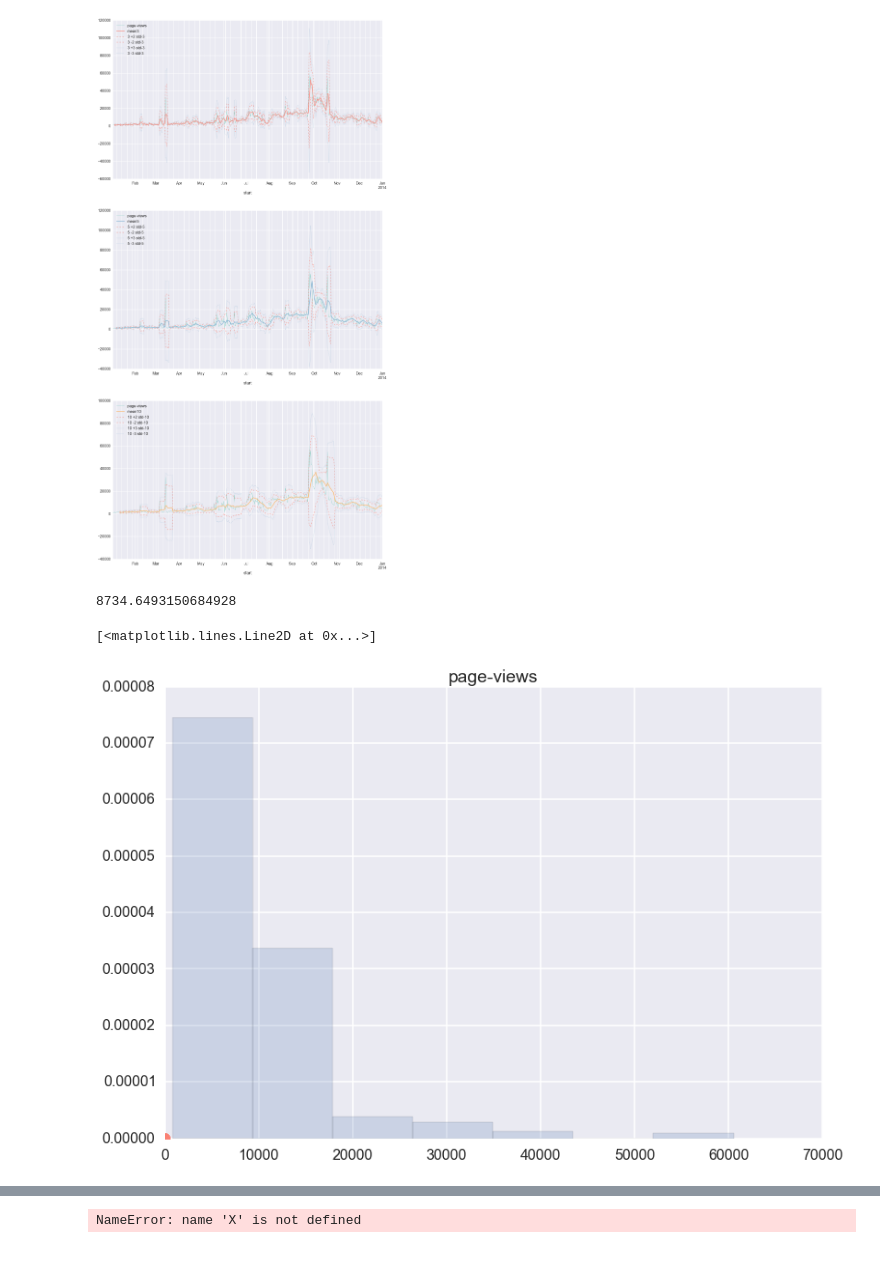
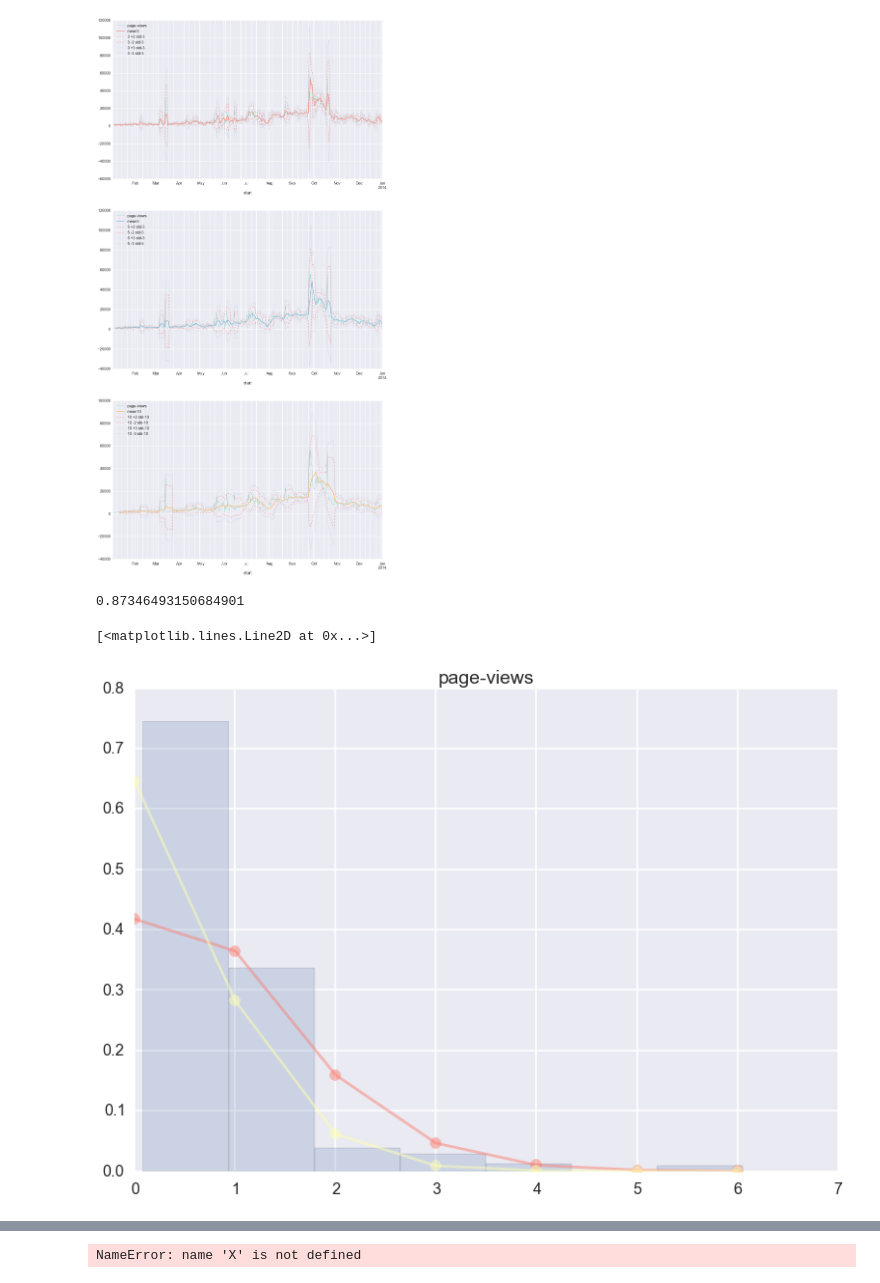
Before and after one commit to asharma567/anomaly-detection-exercise, a Jupyter notebook: data/Jog.ipynb, the cells around one changed output, grey strips where cells are left out. Drawn from its saved outputs; the diff is of its cells as text; code cells hidden in the pictures.

```diff
--- a/data/Jog.ipynb
+++ b/data/Jog.ipynb
@@ -89,16 +89,18 @@ for i,span in enumerate(dayspans):
 [figure]
 # %%
 #Scaling the data
-scaled_pageviews = pageviews
+scaled_pageviews = pageviews/10000
 lamda = scaled_pageviews.mean()
 lamda
 # %% [output]
-8734.6493150684928
+0.87346493150684901
 # %%
 pd.DataFrame(scaled_pageviews).hist(alpha=0.2, normed=True, bins=7)
 
 plt.plot(np.arange(7), poisson.pmf(np.arange(7), lamda),
-         'o-', color=color[3], alpha=1)
+         'o-', color=color[3], alpha=.5)
+plt.plot(np.arange(7), poisson.pmf(np.arange(7), lamda * .5),
+         'o-', color=color[1], alpha=.5)
 # %% [output]
 [<matplotlib.lines.Line2D at 0x...>]
-[figure, old version]
+[figure, new version]
```
Also changed, not shown: parts of 11 cells of this notebook.
